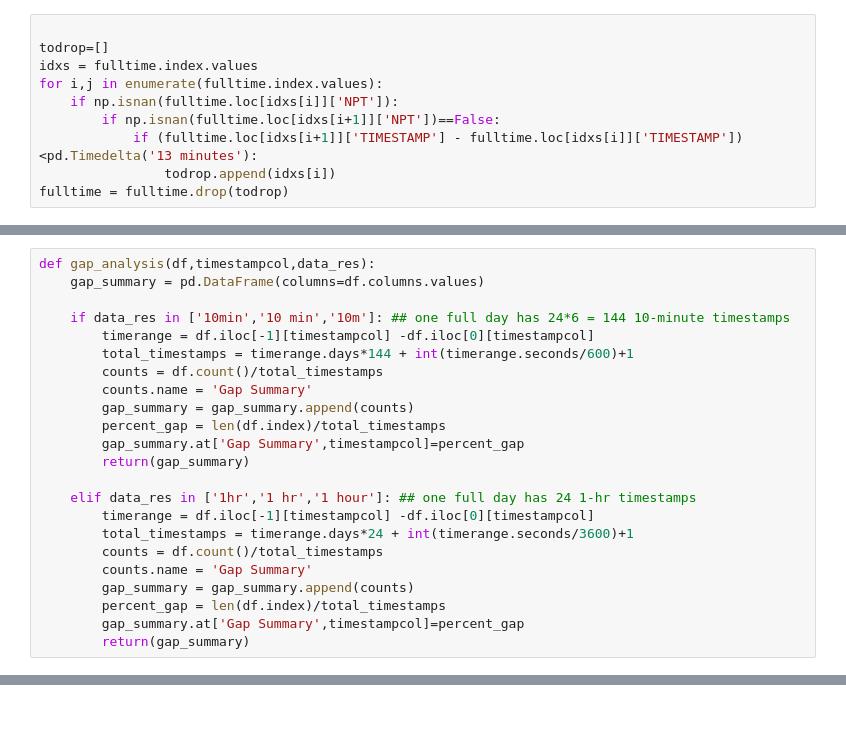
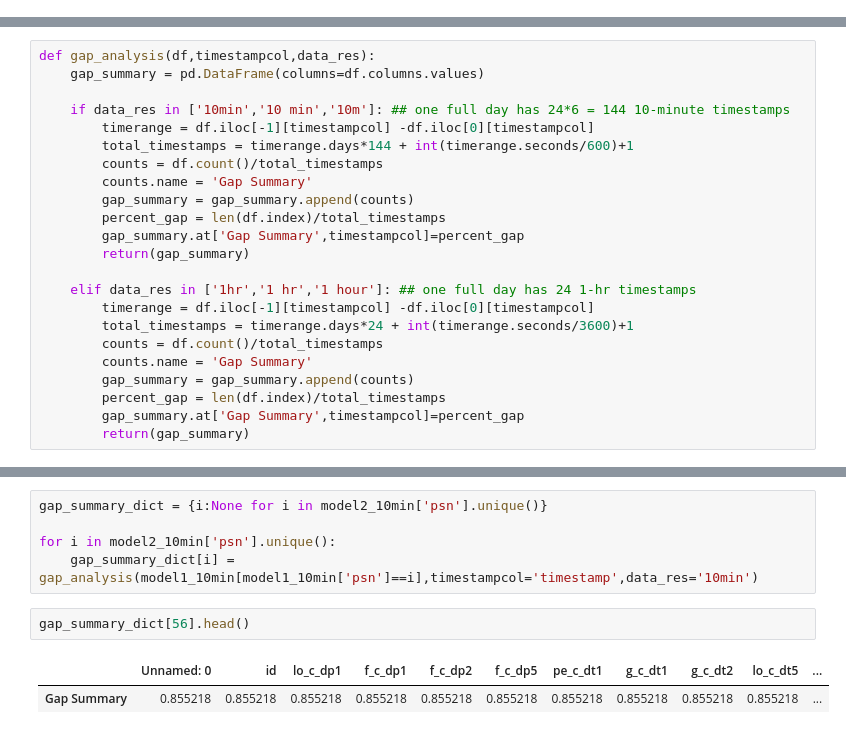
Before and after one commit to j-goldsmith/TurbineTimeSeries.EDA, a Jupyter notebook: eda/Gap analysis.ipynb, the cells around one changed output, grey strips where cells are left out. Drawn from its saved outputs; the diff is of its cells as text.

```diff
--- a/eda/Gap analysis.ipynb
+++ b/eda/Gap analysis.ipynb
@@ -157,10 +12,0 @@ fulltime = fulltime.sort_values(by='TIMESTAMP').reset_index().drop('index',axis=
-# %%
-
-todrop=[]
-idxs = fulltime.index.values
-for i,j in enumerate(fulltime.index.values):
-    if np.isnan(fulltime.loc[idxs[i]]['NPT']):
-        if np.isnan(fulltime.loc[idxs[i+1]]['NPT'])==False:
-            if (fulltime.loc[idxs[i+1]]['TIMESTAMP'] - fulltime.loc[idxs[i]]['TIMESTAMP'])<pd.Timedelta('13 minutes'):
-                todrop.append(idxs[i])
-fulltime = fulltime.drop(todrop)
@@ -229,0 +38,10 @@ test.head()
+# %%
+gap_summary_dict = {i:None for i in model2_10min['psn'].unique()}
+
+for i in model2_10min['psn'].unique():
+    gap_summary_dict[i] = gap_analysis(model1_10min[model1_10min['psn']==i],timestampcol='timestamp',data_res='10min')
+# %%
+gap_summary_dict[56].head()
+# %% [output]
+|  | Unnamed: 0 | id | lo_c_dp1 | f_c_dp1 | f_c_dp2 | f_c_dp5 | pe_c_dt1 | g_c_dt1 | g_c_dt2 | lo_c_dt5 | ... |
+| Gap Summary | 0.855218 | 0.855218 | 0.855218 | 0.855218 | 0.855218 | 0.855218 | 0.855218 | 0.855218 | 0.855218 | 0.855218 | ... |
```
Also changed, not shown: parts of 30 cells of this notebook.
